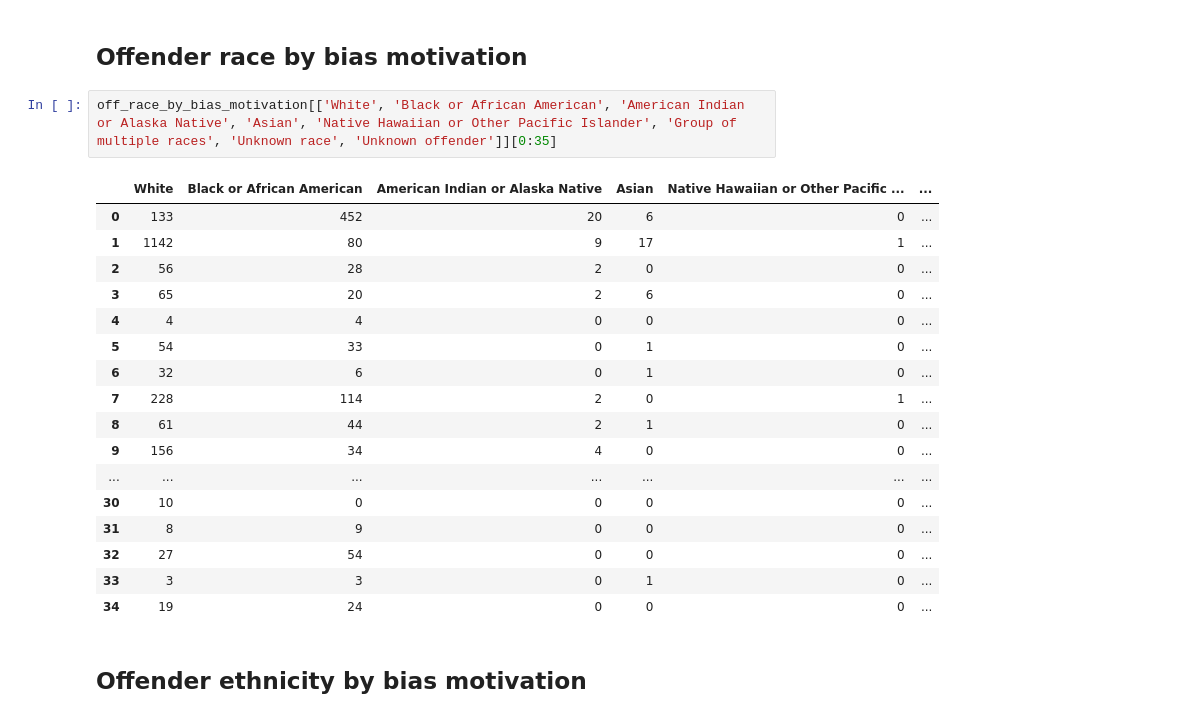
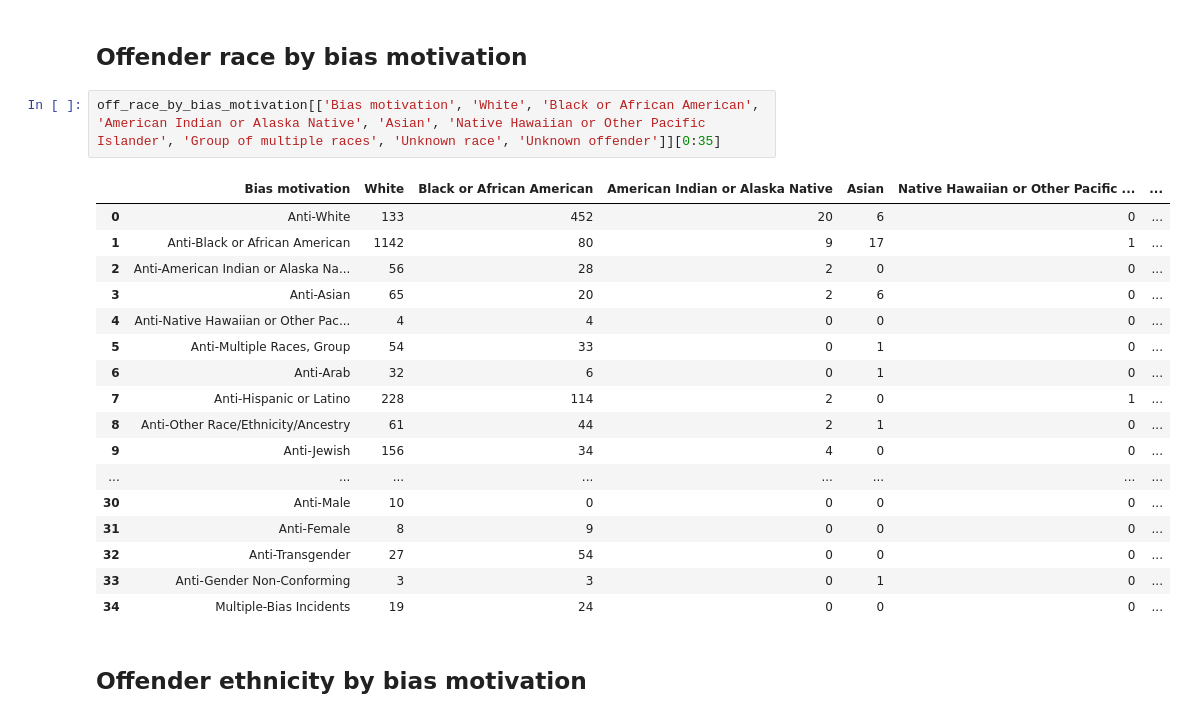
Before and after one commit to caseyahlan/hatecrimes-finalproject, a Jupyter notebook: datatables.ipynb, the cells around one changed output. Drawn from its saved outputs; the diff is of its cells as text.

```diff
--- a/datatables.ipynb
+++ b/datatables.ipynb
@@ -158,25 +181,25 @@ off_type_by_bias_motivation[0:35]
 # %% [markdown]
 ## Offender race by bias motivation
 # %%
-off_race_by_bias_motivation[['White', 'Black or African American', 'American Indian or Alaska Native', 'Asian', 'Native Hawaiian or Other Pacific Islander', 'Group of multiple races', 'Unknown race', 'Unknown offender']][0:35]
+off_race_by_bias_motivation[['Bias motivation', 'White', 'Black or African American', 'American Indian or Alaska Native', 'Asian', 'Native Hawaiian or Other Pacific Islander', 'Group of multiple races', 'Unknown race', 'Unknown offender']][0:35]
 # %% [output]
-|  | White | Black or African American | American Indian or Alaska Native | Asian | Native Hawaiian or Other Pacific ... | ... |
-| 0 | 133 | 452 | 20 | 6 | 0 | ... |
-| 1 | 1142 | 80 | 9 | 17 | 1 | ... |
-| 2 | 56 | 28 | 2 | 0 | 0 | ... |
-| 3 | 65 | 20 | 2 | 6 | 0 | ... |
-| 4 | 4 | 4 | 0 | 0 | 0 | ... |
-| 5 | 54 | 33 | 0 | 1 | 0 | ... |
-| 6 | 32 | 6 | 0 | 1 | 0 | ... |
-| 7 | 228 | 114 | 2 | 0 | 1 | ... |
-| 8 | 61 | 44 | 2 | 1 | 0 | ... |
-| 9 | 156 | 34 | 4 | 0 | 0 | ... |
-| ... | ... | ... | ... | ... | ... | ... |
-| 30 | 10 | 0 | 0 | 0 | 0 | ... |
-| 31 | 8 | 9 | 0 | 0 | 0 | ... |
-| 32 | 27 | 54 | 0 | 0 | 0 | ... |
-| 33 | 3 | 3 | 0 | 1 | 0 | ... |
-| 34 | 19 | 24 | 0 | 0 | 0 | ... |
+|  | Bias motivation | White | Black or African American | American Indian or Alaska Native | Asian | Native Hawaiian or Other Pacific ... | ... |
+| 0 | Anti-White | 133 | 452 | 20 | 6 | 0 | ... |
+| 1 | Anti-Black or African American | 1142 | 80 | 9 | 17 | 1 | ... |
+| 2 | Anti-American Indian or Alaska Na... | 56 | 28 | 2 | 0 | 0 | ... |
+| 3 | Anti-Asian | 65 | 20 | 2 | 6 | 0 | ... |
+| 4 | Anti-Native Hawaiian or Other Pac... | 4 | 4 | 0 | 0 | 0 | ... |
+| 5 | Anti-Multiple Races, Group | 54 | 33 | 0 | 1 | 0 | ... |
+| 6 | Anti-Arab | 32 | 6 | 0 | 1 | 0 | ... |
+| 7 | Anti-Hispanic or Latino | 228 | 114 | 2 | 0 | 1 | ... |
+| 8 | Anti-Other Race/Ethnicity/Ancestry | 61 | 44 | 2 | 1 | 0 | ... |
+| 9 | Anti-Jewish | 156 | 34 | 4 | 0 | 0 | ... |
+| ... | ... | ... | ... | ... | ... | ... | ... |
+| 30 | Anti-Male | 10 | 0 | 0 | 0 | 0 | ... |
+| 31 | Anti-Female | 8 | 9 | 0 | 0 | 0 | ... |
+| 32 | Anti-Transgender | 27 | 54 | 0 | 0 | 0 | ... |
+| 33 | Anti-Gender Non-Conforming | 3 | 3 | 0 | 1 | 0 | ... |
+| 34 | Multiple-Bias Incidents | 19 | 24 | 0 | 0 | 0 | ... |
 # %% [markdown]
 ## Offender ethnicity by bias motivation
 # %%
```
Also changed, not shown: parts of 8 cells of this notebook.
